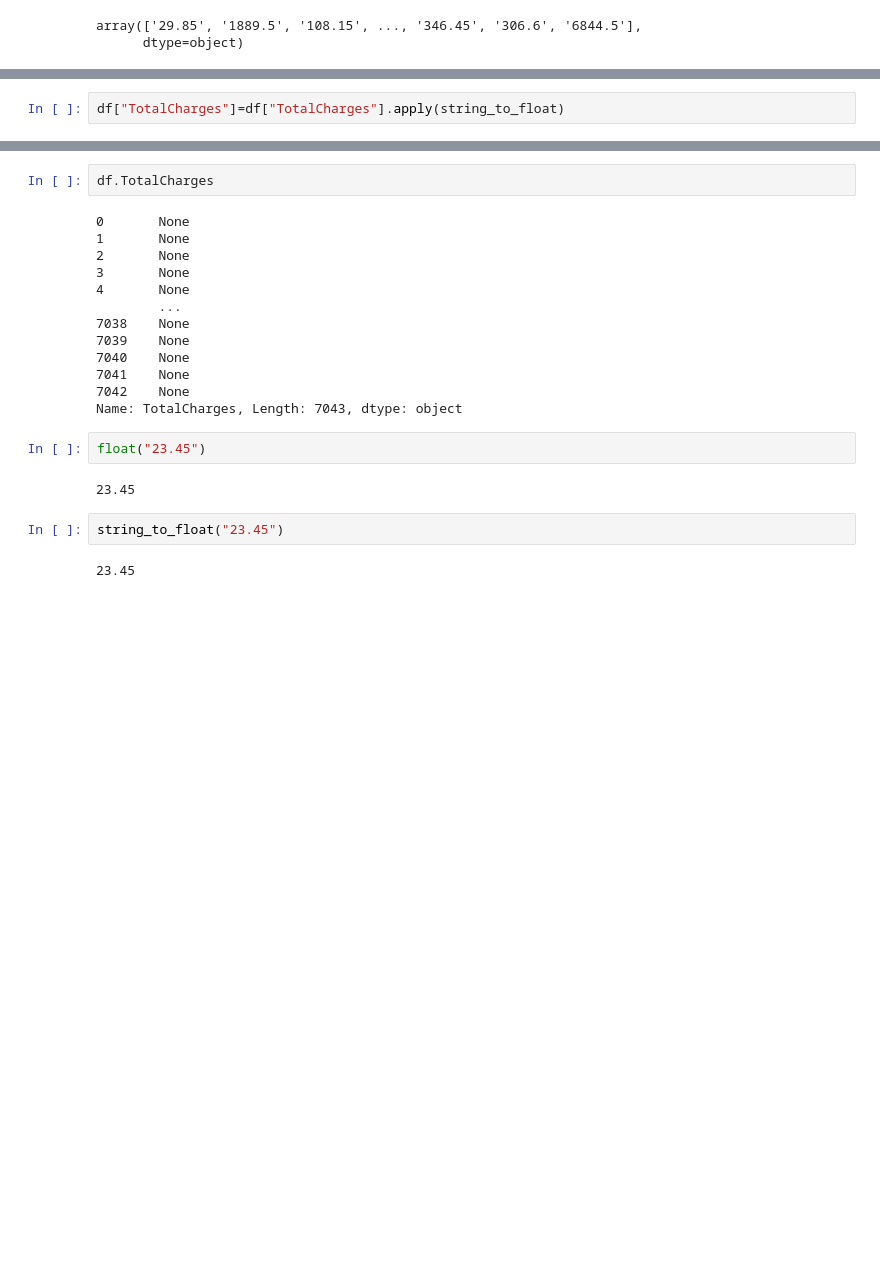
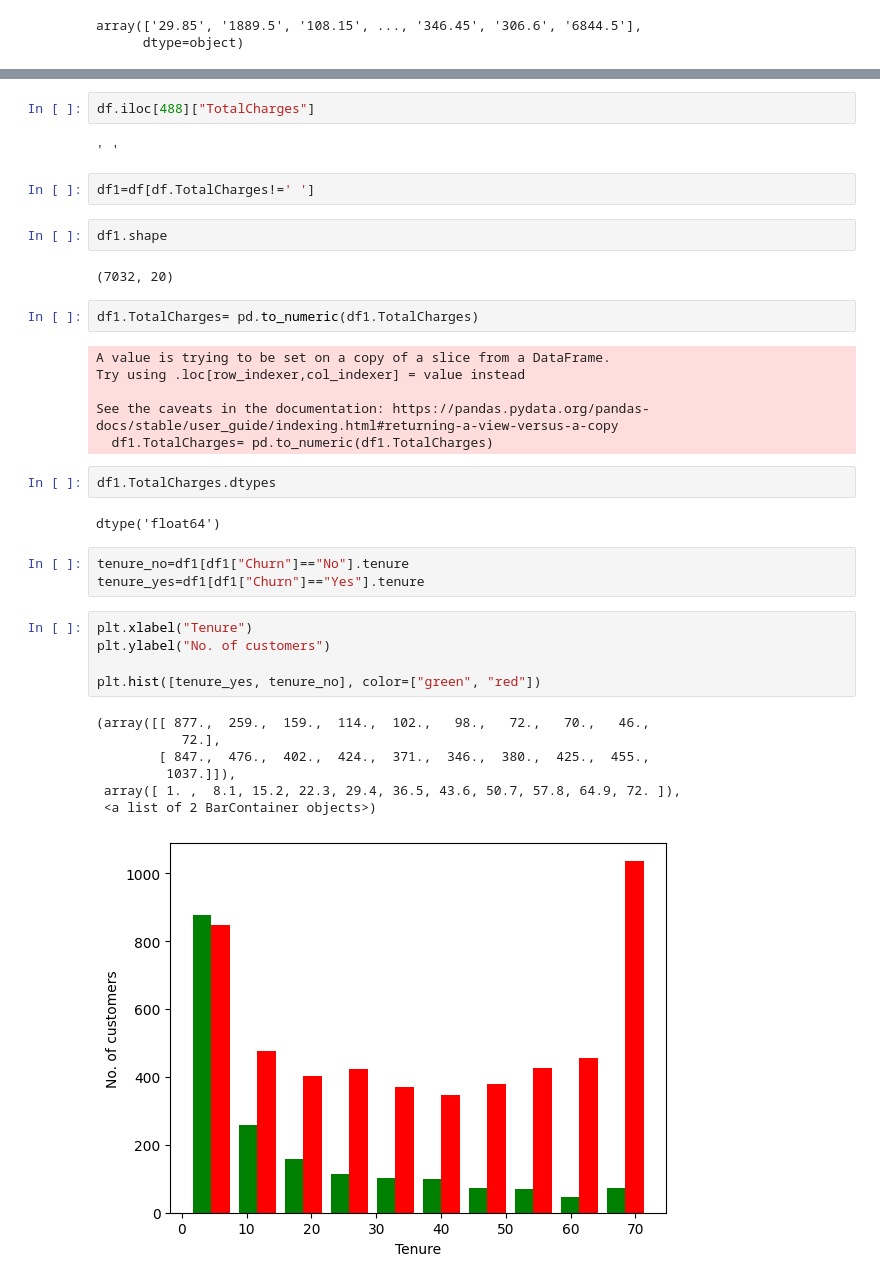
Before and after one commit to Aakanshi-Sharma/customer_churn_prediction, a Jupyter notebook: model.ipynb, the cells around one changed output, grey strips where cells are left out. Saved outputs shown, nothing was run; the diff lists cells and outputs as text; blank space fills up the shorter version.

Commit message:
string_to_float

```diff
--- a/model.ipynb
+++ b/model.ipynb
@@ -50,2 +43,0 @@ def string_to_float(text):
-# %%
-df["TotalCharges"]=df["TotalCharges"].apply(string_to_float)
@@ -52,23 +63,38 @@ df["TotalCharges"]=df["TotalCharges"].apply(string_to_float)
 # %%
-df.TotalCharges
+df.iloc[488]["TotalCharges"]
 # %% [output]
-0       None
-1       None
-2       None
-3       None
-4       None
-        ...
-7038    None
-7039    None
-7040    None
-7041    None
-7042    None
-Name: TotalCharges, Length: 7043, dtype: object
+' '
-# %%
-float("23.45")
-# %% [output]
-23.45
-# %%
-string_to_float("23.45")
-# %% [output]
-23.45
+# %%
+df1=df[df.TotalCharges!=' ']
+# %%
+df1.shape
+# %% [output]
+(7032, 20)
+# %%
+df1.TotalCharges= pd.to_numeric(df1.TotalCharges)
+# %% [output]
+A value is trying to be set on a copy of a slice from a DataFrame.
+Try using .loc[row_indexer,col_indexer] = value instead
+
+See the caveats in the documentation: https://pandas.pydata.org/pandas-docs/stable/user_guide/indexing.html#returning-a-view-versus-a-copy
+  df1.TotalCharges= pd.to_numeric(df1.TotalCharges)
+# %%
+df1.TotalCharges.dtypes
+# %% [output]
+dtype('float64')
+# %%
+tenure_no=df1[df1["Churn"]=="No"].tenure
+tenure_yes=df1[df1["Churn"]=="Yes"].tenure
+# %%
+plt.xlabel("Tenure")
+plt.ylabel("No. of customers")
+
+plt.hist([tenure_yes, tenure_no], color=["green", "red"])
+# %% [output]
+(array([[ 877.,  259.,  159.,  114.,  102.,   98.,   72.,   70.,   46.,
+           72.],
+        [ 847.,  476.,  402.,  424.,  371.,  346.,  380.,  425.,  455.,
+         1037.]]),
+ array([ 1. ,  8.1, 15.2, 22.3, 29.4, 36.5, 43.6, 50.7, 57.8, 64.9, 72. ]),
+ <a list of 2 BarContainer objects>)
+[figure, added]
```
Also changed, not shown: parts of 3 cells of this notebook.
